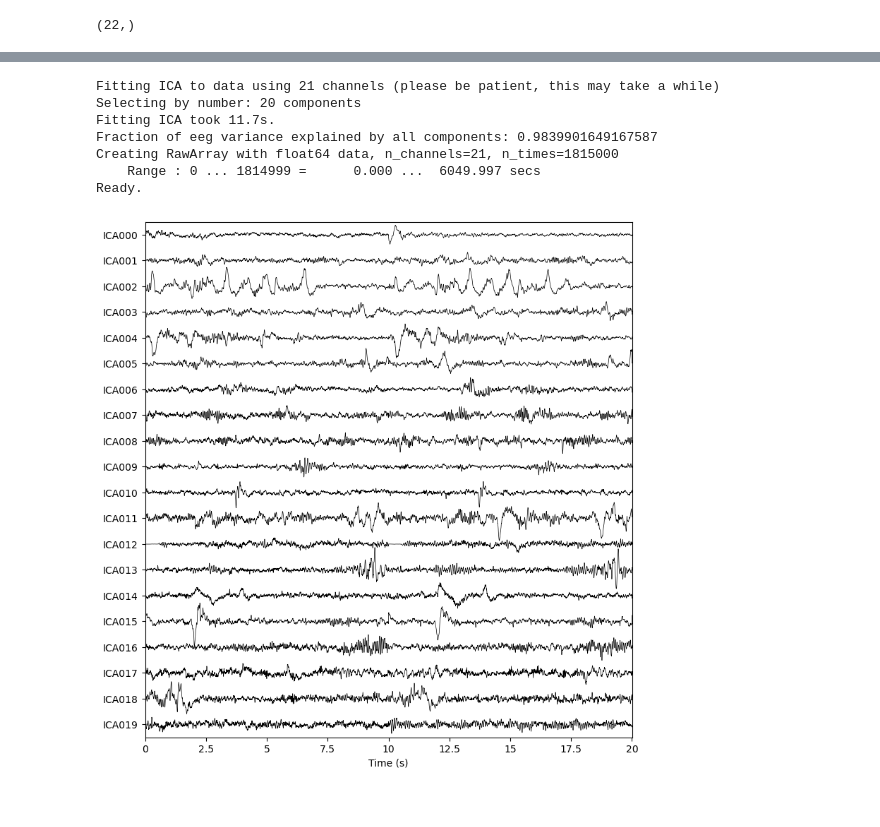
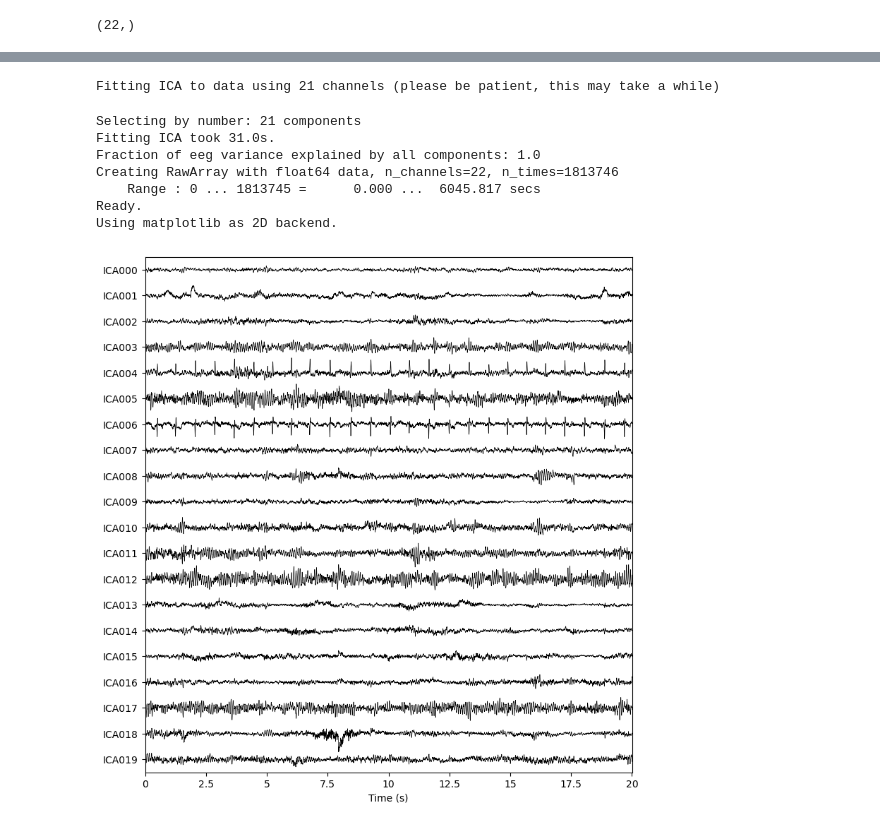
Before and after one commit to MH-Farhadi/Interictal_PNES_IGE_10s, a Jupyter notebook: preprocessing/SP.ipynb, the cells around one changed output, grey strips where cells are left out. Drawn from its saved outputs; the diff is of its cells as text; code cells hidden in the pictures.

```diff
--- a/preprocessing/SP.ipynb
+++ b/preprocessing/SP.ipynb
@@ -40,5 +39,6 @@ np.shape(data)
 # %%
 X = deepcopy(data)
+X = deepcopy(X[1000:-1000])
 # %%
 sfreq = 300
 info = mne.create_info(channel_names, sfreq, ch_types=['eeg', 'eeg', 'eeg', 'eeg', 'eeg', 'eeg', 'eeg', 'eeg', 'eeg', 'eeg', 'eeg', 'eeg', 'eeg', 'eeg', 'eeg', 'eeg', 'eeg', 'eeg', 'eeg', 'eeg', 'eeg', 'ecg'])
@@ -73,3 +61,0 @@ Using data from preloaded Raw for 605 events and 3000 original time points ...
-# %%
-np.moveaxis(newx, 1, 0)
-raw = deepcopy(mne.io.RawArray(newx.reshape(22, -1), info))
@@ -100,21 +62,22 @@ Designing a one-pass, zero-phase, non-causal highpass filter:
 # %%
-ica = ICA(n_components=20, max_iter="auto", random_state=97, method='fastica')
-ica.fit(filt_raw)
+ica = ICA(n_components=21, max_iter="auto", random_state=97)
+ica.fit(raw)
 
-explained_var_ratio = ica.get_explained_variance_ratio(filt_raw)
+explained_var_ratio = ica.get_explained_variance_ratio(raw)
 for channel_type, ratio in explained_var_ratio.items():
     print(
         f"Fraction of {channel_type} variance explained by all components: " f"{ratio}"
     )
 
 raw.load_data()
 ica.plot_sources(raw, show_scrollbars=False)
 # %% [output]
 Fitting ICA to data using 21 channels (please be patient, this may take a while)
-Selecting by number: 20 components
-Fitting ICA took 11.7s.
-Fraction of eeg variance explained by all components: 0.9839901649167587
-Creating RawArray with float64 data, n_channels=21, n_times=1815000
-    Range : 0 ... 1814999 =      0.000 ...  6049.997 secs
-Ready.
+Selecting by number: 21 components
+Fitting ICA took 31.0s.
+Fraction of eeg variance explained by all components: 1.0
+Creating RawArray with float64 data, n_channels=22, n_times=1813746
+    Range : 0 ... 1813745 =      0.000 ...  6045.817 secs
+Ready.
+Using matplotlib as 2D backend.
-[figure, old version]
+[figure, new version]
```
Also changed, not shown: parts of 10 cells of this notebook.
